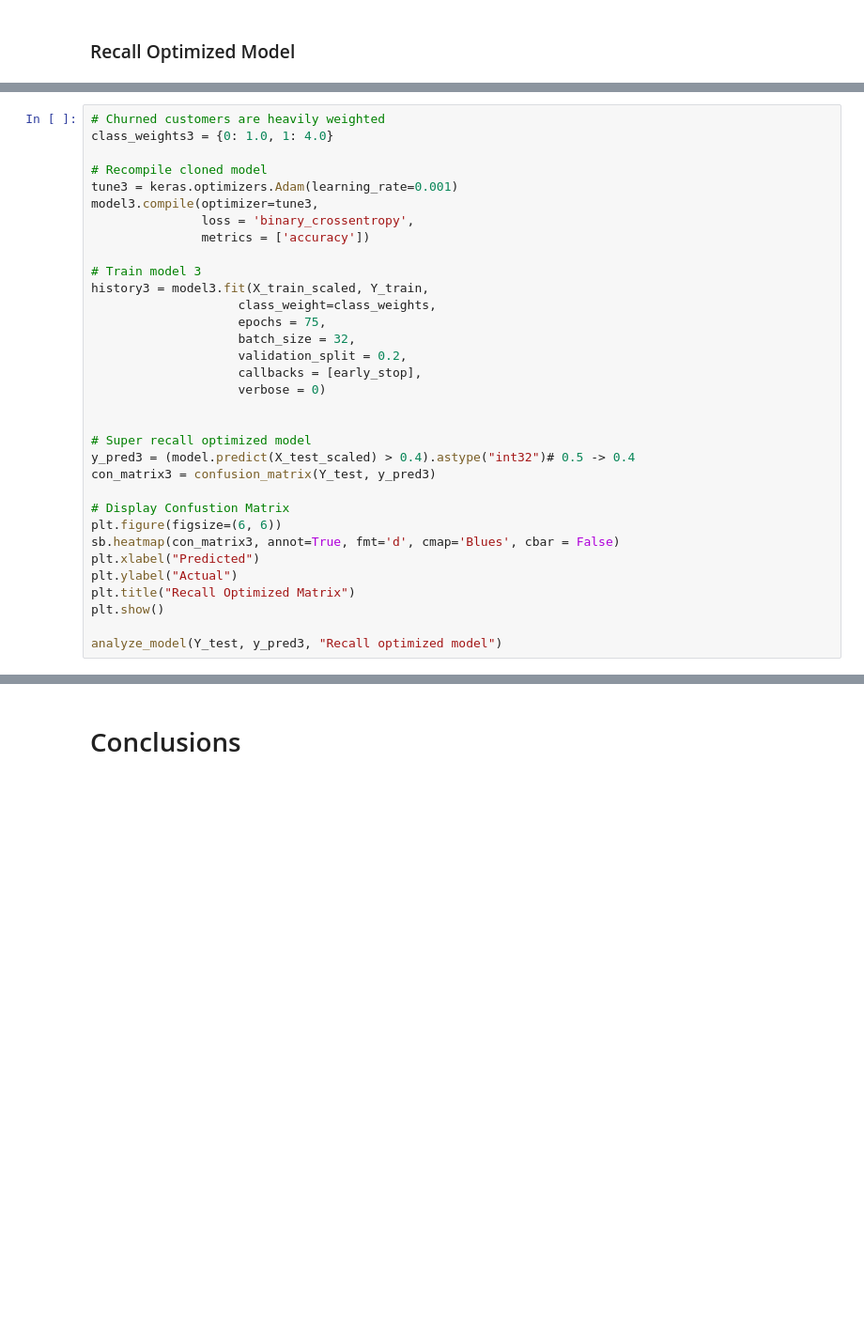
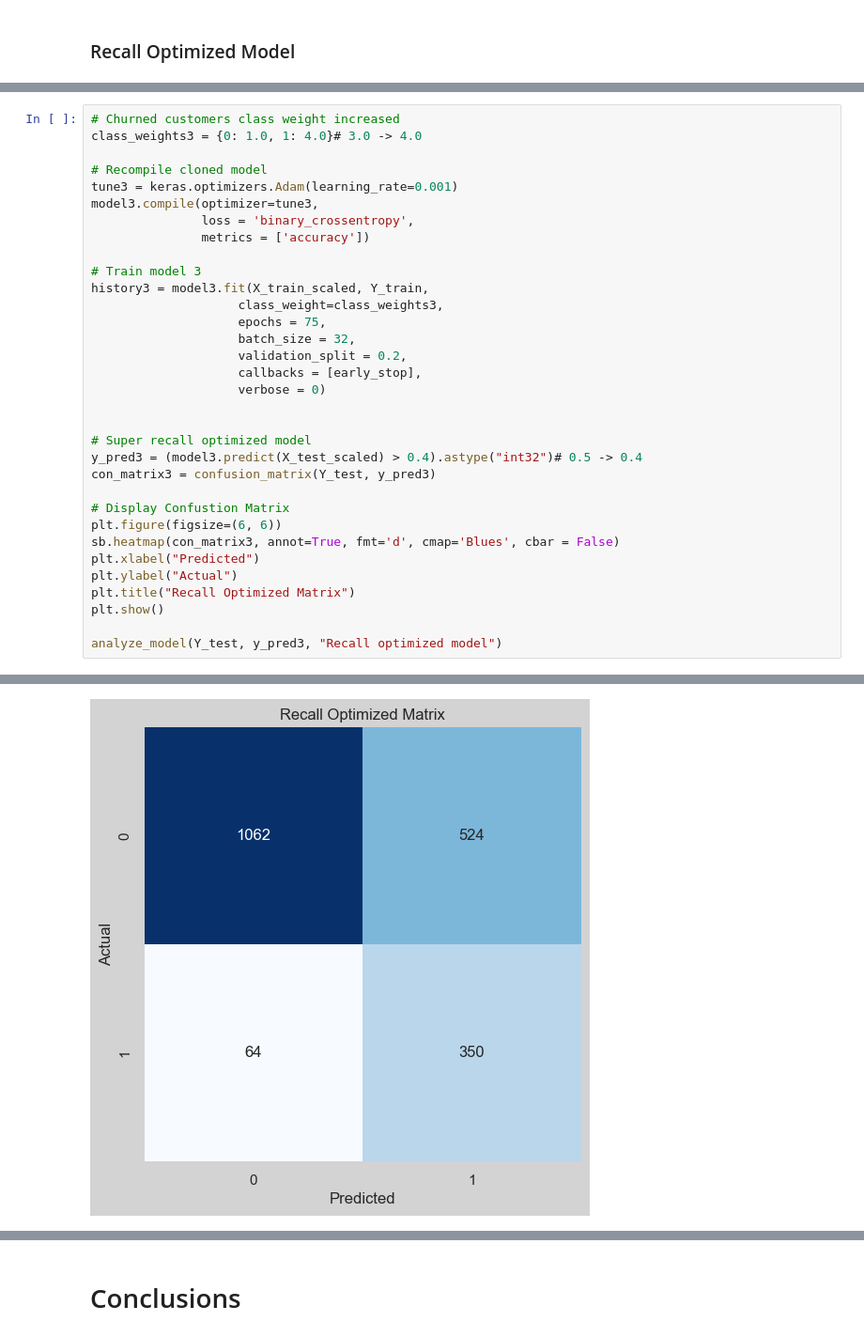
Before and after one commit to Fearless-Badger/Customer-Churn-Analysis, a Jupyter notebook: analysis/churn_analysis.ipynb, the cells around one changed output, grey strips where cells are left out. Shown at 94% size. Saved outputs shown, nothing was run; the diff lists cells and outputs as text; blank space fills up the shorter version.

Commit message:
Re-arranged the model training order

```diff
--- a/analysis/churn_analysis.ipynb
+++ b/analysis/churn_analysis.ipynb
@@ -539,8 +648,8 @@ This is the line where the threshold is decreased :
 
 In this model, I will increase the weight for churned customers to 4.0, and decrease the prediction threshold for churned customers to 0.4, down from 0.5.
 # %%
-# Churned customers are heavily weighted
-class_weights3 = {0: 1.0, 1: 4.0}
+# Churned customers class weight increased
+class_weights3 = {0: 1.0, 1: 4.0}# 3.0 -> 4.0
 
 # Recompile cloned model
 tune3 = keras.optimizers.Adam(learning_rate=0.001)
@@ -550,7 +659,7 @@ model3.compile(optimizer=tune3,
 
 # Train model 3
 history3 = model3.fit(X_train_scaled, Y_train,
-                    class_weight=class_weights,
+                    class_weight=class_weights3,
                     epochs = 75,
                     batch_size = 32,
                     validation_split = 0.2,
@@ -559,7 +668,7 @@ history3 = model3.fit(X_train_scaled, Y_train,
 
 
 # Super recall optimized model
-y_pred3 = (model.predict(X_test_scaled) > 0.4).astype("int32")# 0.5 -> 0.4
+y_pred3 = (model3.predict(X_test_scaled) > 0.4).astype("int32")# 0.5 -> 0.4
 con_matrix3 = confusion_matrix(Y_test, y_pred3)
 
 # Display Confustion Matrix
@@ -571,3 +680,4 @@ plt.title("Recall Optimized Matrix")
 plt.show()
 
 analyze_model(Y_test, y_pred3, "Recall optimized model")
+# %% [output]
@@ -573,0 +685 @@ analyze_model(Y_test, y_pred3, "Recall optimized model")
+[figure, added]
```
Also changed, not shown: parts of 64 cells of this notebook.
